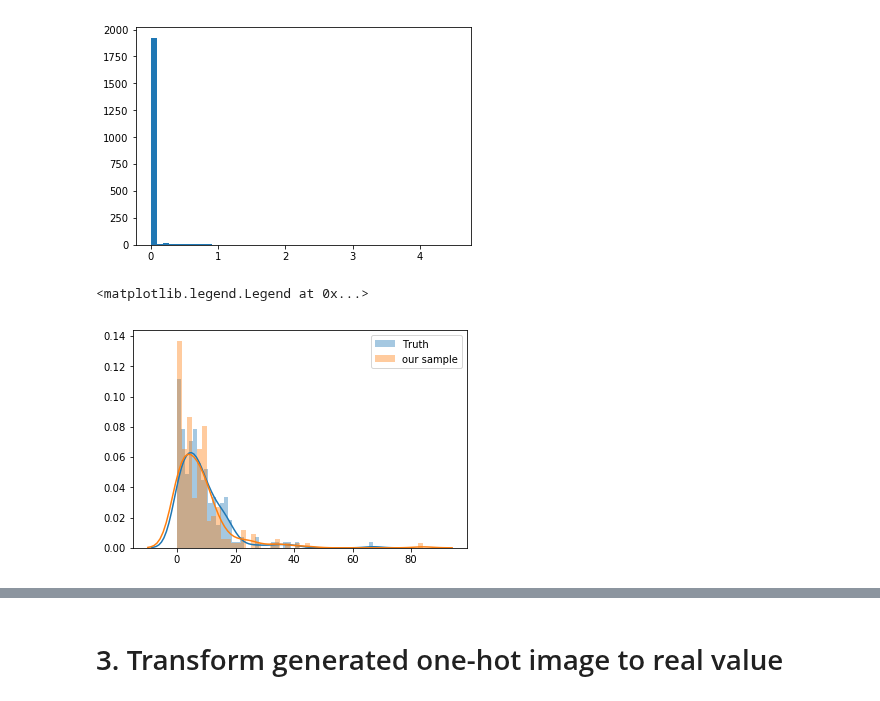
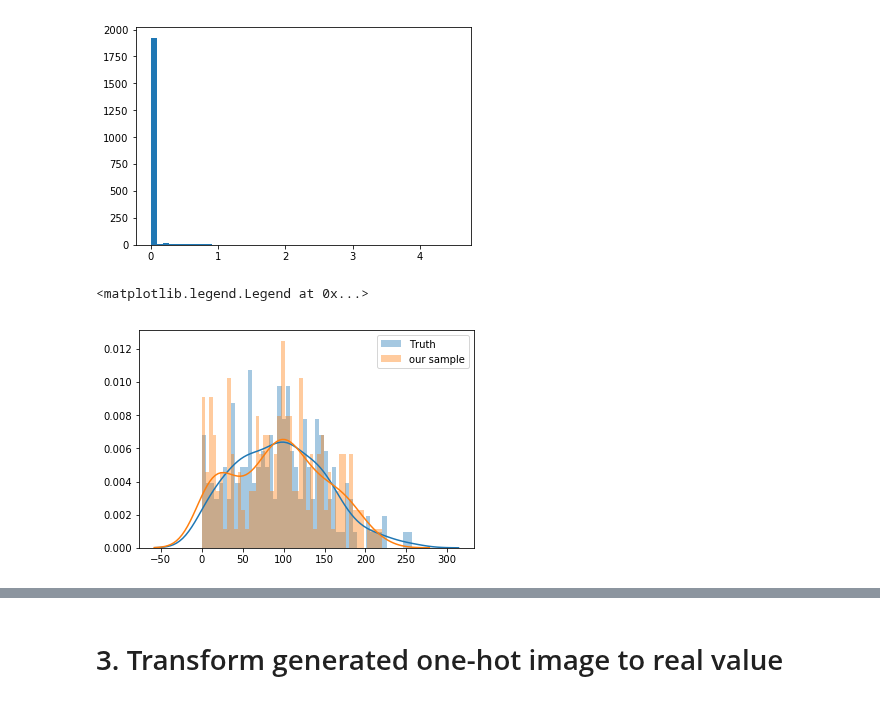
Before and after one commit to adamlu123/SparseImageFlows, a Jupyter notebook: Notebooks/quantize_image.ipynb, the cells around one changed output, grey strips where cells are left out. Cells and saved outputs as stored; diff of their text form; code cells hidden in the pictures.

```diff
--- a/Notebooks/quantize_image.ipynb
+++ b/Notebooks/quantize_image.ipynb
@@ -181,18 +184,18 @@ array([ 0.,  0.,  0., ...,  0.,  0.,  0.])
 # %%
 import seaborn as sns
 x=12
-y=11
-n = 2000
+y=12
+n = 200
 
 pixel_bg = sample_sg[:,x,y]
 pixel = image[:200,x,y]
 x = np.linspace(0.0,200,1000)
 sns.distplot(pixel, label='Truth', bins=50)
 sns.distplot(pixel_bg, label='our sample', bins=50)
 plt.legend()
 # %% [output]
 <matplotlib.legend.Legend at 0x...>
-[figure, old version]
+[figure, new version]
 # %%
 fig, ax = plt.subplots(figsize=(7, 6))
 
```
Also changed, not shown: parts of 19 cells of this notebook, 2 other files.
